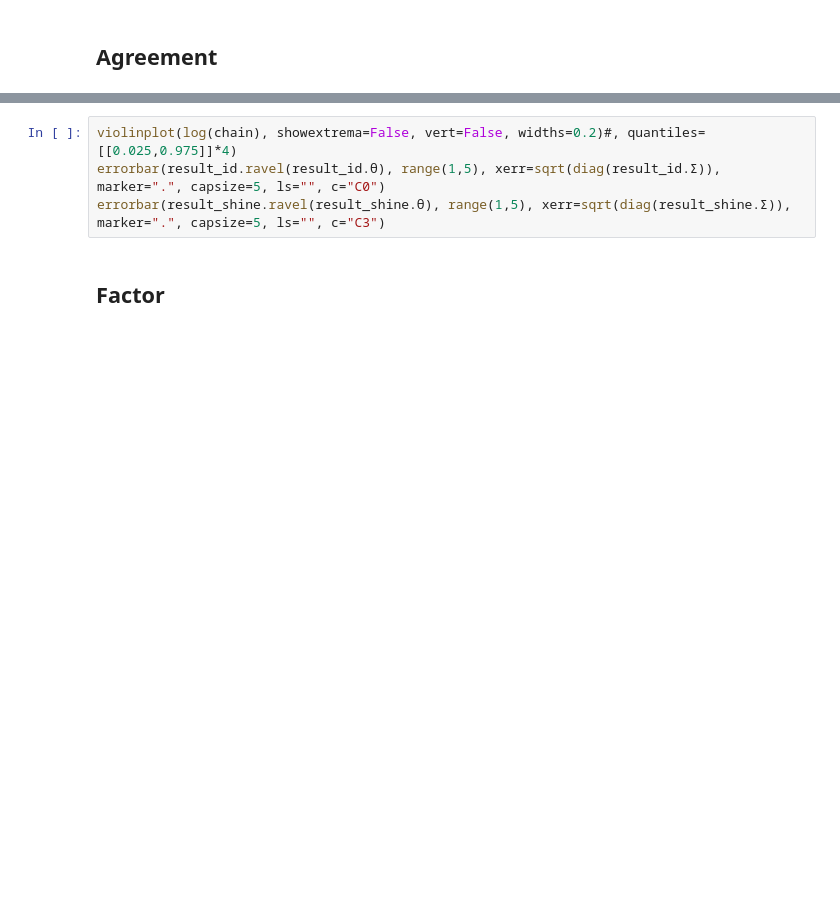
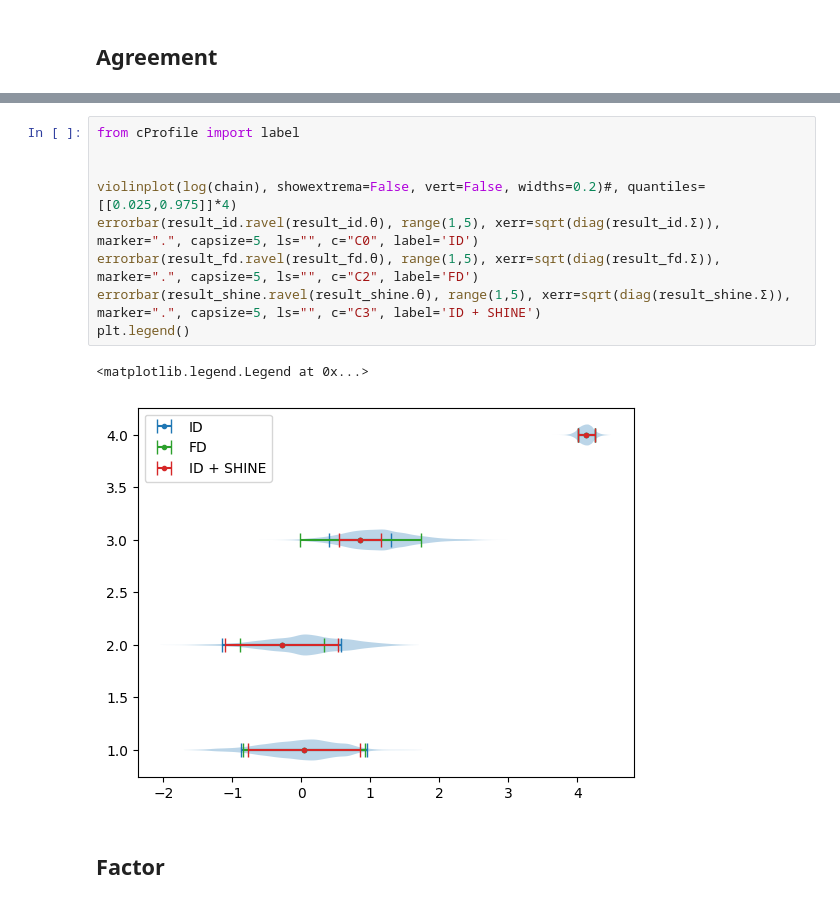
Before and after one commit to zaccharieramzi/muse_inference, a Jupyter notebook: toy_problems.ipynb, the cells around one changed output, grey strips where cells are left out. Cells and saved outputs as stored; diff of their text form; blank space fills up the shorter version.

Commit message:
current toy problems results

```diff
--- a/toy_problems.ipynb
+++ b/toy_problems.ipynb
@@ -284,7 +302,15 @@ for i in range(4):
 # %%
+from cProfile import label
+
+
 violinplot(log(chain), showextrema=False, vert=False, widths=0.2)#, quantiles=[[0.025,0.975]]*4)
-errorbar(result_id.ravel(result_id.θ), range(1,5), xerr=sqrt(diag(result_id.Σ)), marker=".", capsize=5, ls="", c="C0")
-errorbar(result_shine.ravel(result_shine.θ), range(1,5), xerr=sqrt(diag(result_shine.Σ)), marker=".", capsize=5, ls="", c="C3")
+errorbar(result_id.ravel(result_id.θ), range(1,5), xerr=sqrt(diag(result_id.Σ)), marker=".", capsize=5, ls="", c="C0", label='ID')
+errorbar(result_fd.ravel(result_fd.θ), range(1,5), xerr=sqrt(diag(result_fd.Σ)), marker=".", capsize=5, ls="", c="C2", label='FD')
+errorbar(result_shine.ravel(result_shine.θ), range(1,5), xerr=sqrt(diag(result_shine.Σ)), marker=".", capsize=5, ls="", c="C3", label='ID + SHINE')
+plt.legend()
+# %% [output]
+<matplotlib.legend.Legend at 0x...>
+[figure, added]
 # %% [markdown]
 ## Factor
 # %%
```
Also changed, not shown: parts of 11 cells of this notebook.
